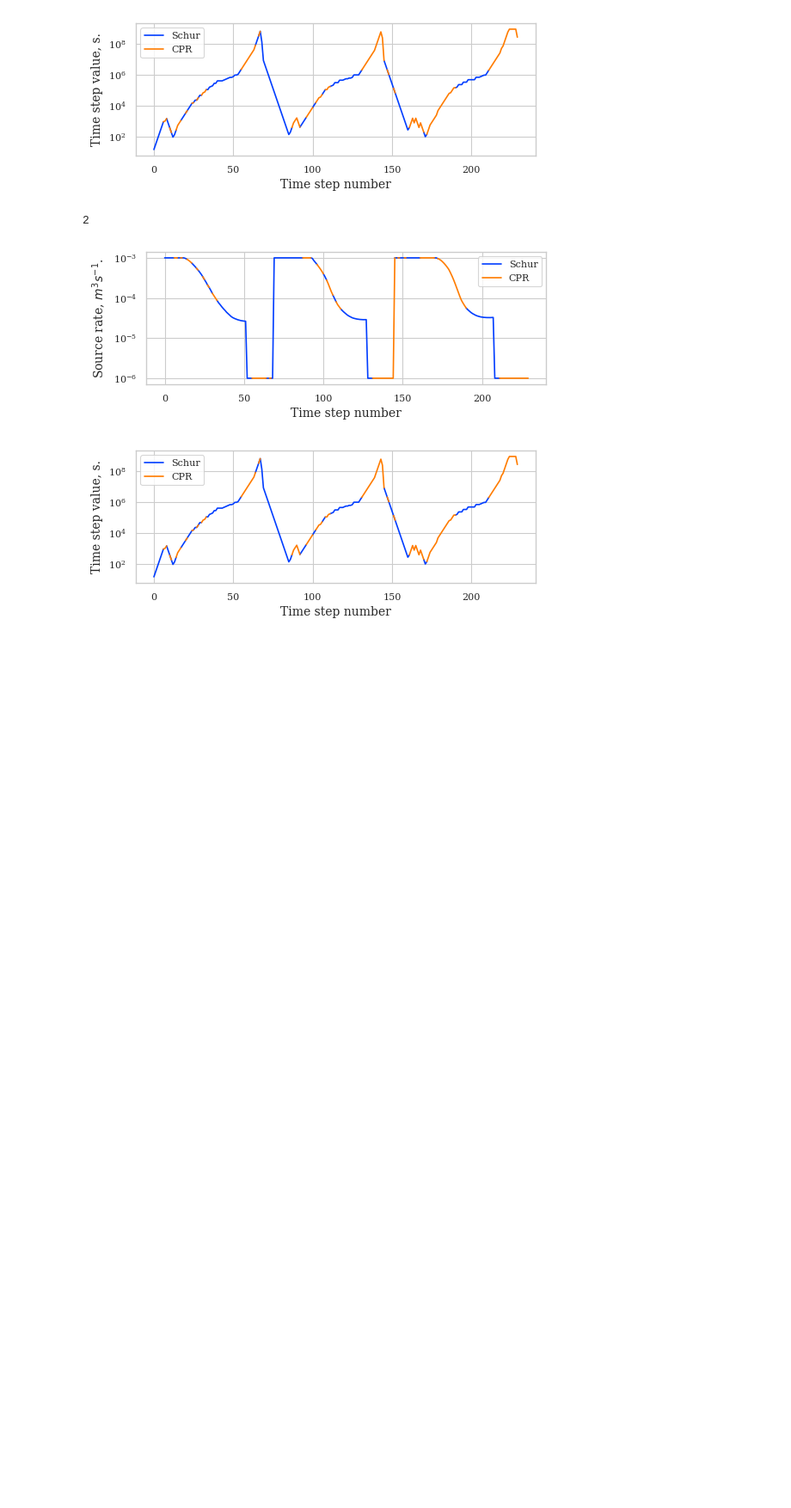
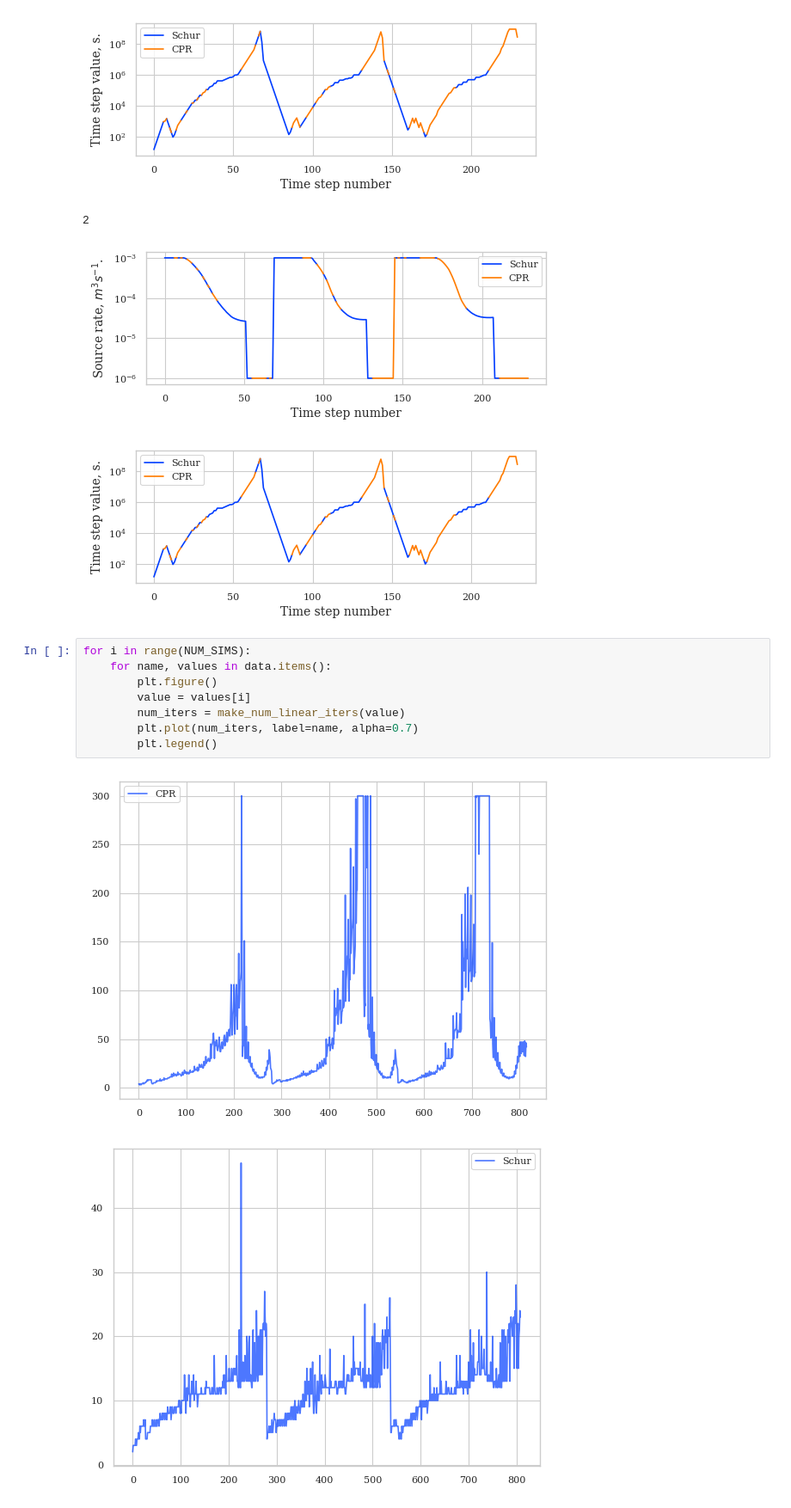
Before and after one commit to Yuriyzabegaev/solver_selector, a Jupyter notebook: examples/1/results_thermal.ipynb, the cells around one changed output. Shown: that part at 86% size. Drawn from its saved outputs; the diff is of its cells as text; blank space fills up the shorter version.

```diff
--- a/examples/1/results_thermal.ipynb
+++ b/examples/1/results_thermal.ipynb
@@ -206,3 +218,14 @@ for i, perf in enumerate(data["Dynamic"]):
 2
 [figure]
 [figure]
+# %%
+for i in range(NUM_SIMS):
+    for name, values in data.items():
+        plt.figure()
+        value = values[i]
+        num_iters = make_num_linear_iters(value)
+        plt.plot(num_iters, label=name, alpha=0.7)
+        plt.legend()
+# %% [output]
+[figure, added]
+[figure, added]
```
Also changed, not shown: parts of 5 cells of this notebook, 4 other files.
